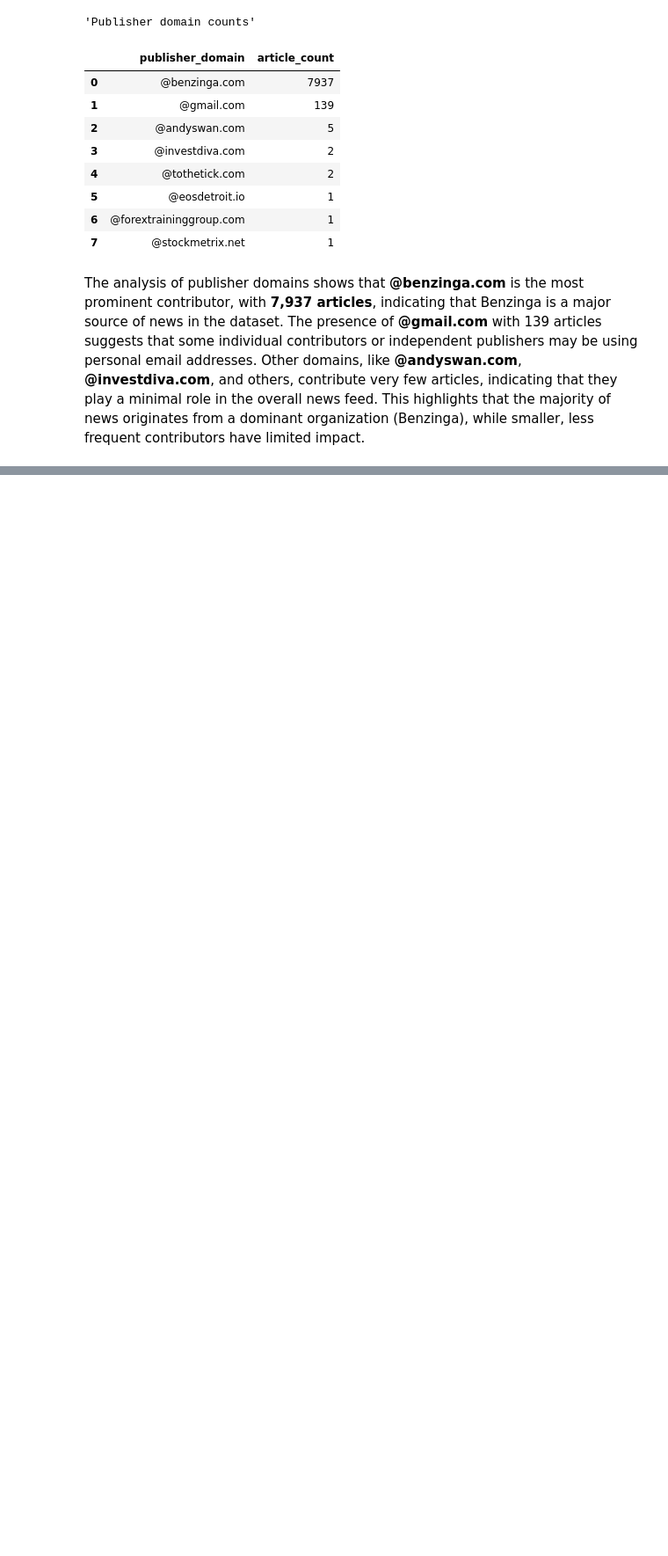
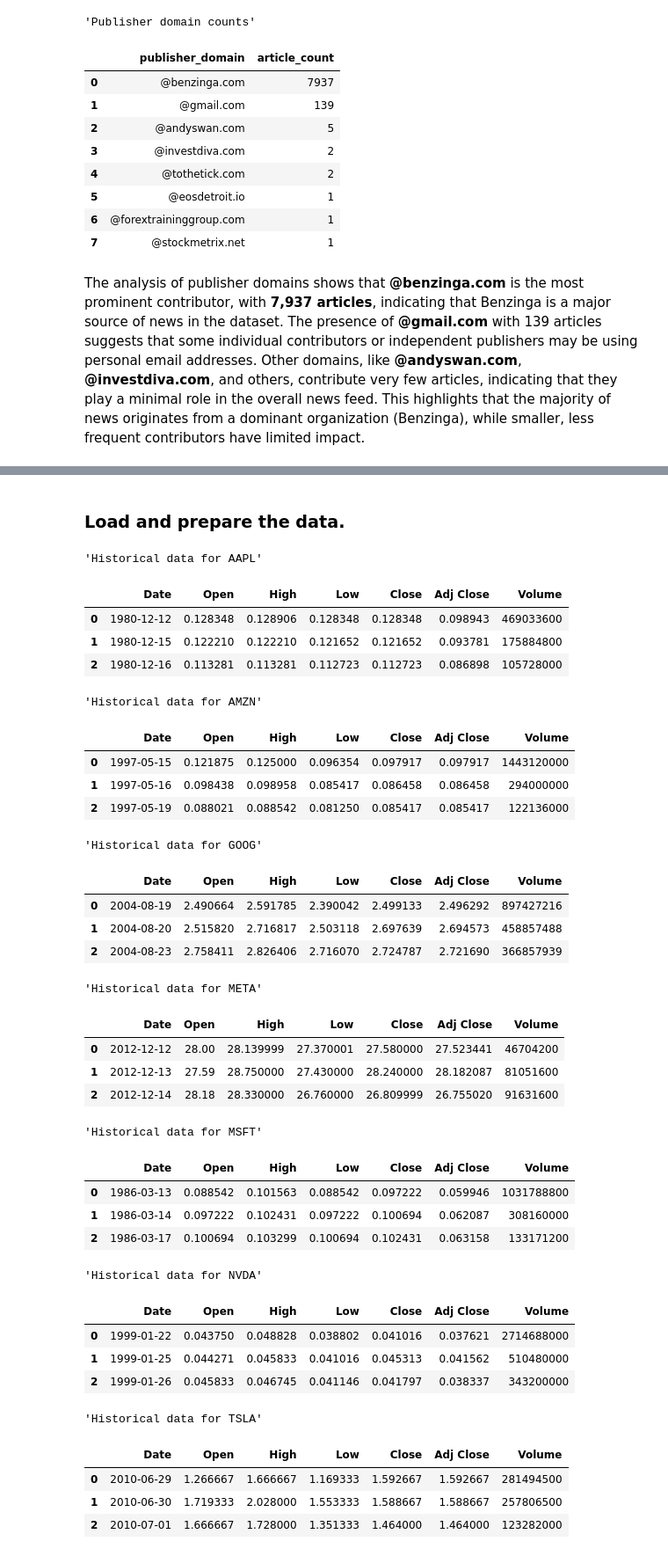
Before and after one commit to JONNY-ME/KAIM3-week1, a Jupyter notebook: notebooks/data_processing.ipynb, the cells around one changed output, grey strips where cells are left out. Shown at 88% size. Cells and saved outputs as stored; diff of their text form; code cells hidden in the pictures; blank space fills up the shorter version.

```diff
--- a/notebooks/data_processing.ipynb
+++ b/notebooks/data_processing.ipynb
@@ -418,0 +405,2 @@ The analysis of publisher domains shows that **@benzinga.com** is the most promi
+# %% [markdown]
+### Load and prepare the data.
@@ -418,0 +413,66 @@ The analysis of publisher domains shows that **@benzinga.com** is the most promi
+# %%
+columns = ['Date', 'Open', 'High', 'Low', 'Close', 'Adj Close', 'Volume']
+for key, value in historical_data.items():
+    data = pd.read_csv(value)
+    data = data[columns]
+    data['Date'] = pd.to_datetime(data['Date'])
+    historical_data[key] = data
+
+display(
+    "Historical data for AAPL",
+    historical_data['AAPL'].head(3),
+
+    "Historical data for AMZN",
+    historical_data['AMZN'].head(3),
+
+    "Historical data for GOOG",
+    historical_data['GOOG'].head(3),
+
+    "Historical data for META",
+    historical_data['META'].head(3),
+
+    "Historical data for MSFT",
+    historical_data['MSFT'].head(3),
+
+    "Historical data for NVDA",
+    historical_data['NVDA'].head(3),
+
+    "Historical data for TSLA",
+    historical_data['TSLA'].head(3)
+)
+# %% [output]
+'Historical data for AAPL'
+|  | Date | Open | High | Low | Close | Adj Close | Volume |
+| 0 | 1980-12-12 | 0.128348 | 0.128906 | 0.128348 | 0.128348 | 0.098943 | 469033600 |
+| 1 | 1980-12-15 | 0.122210 | 0.122210 | 0.121652 | 0.121652 | 0.093781 | 175884800 |
+| 2 | 1980-12-16 | 0.113281 | 0.113281 | 0.112723 | 0.112723 | 0.086898 | 105728000 |
+'Historical data for AMZN'
+|  | Date | Open | High | Low | Close | Adj Close | Volume |
+| 0 | 1997-05-15 | 0.121875 | 0.125000 | 0.096354 | 0.097917 | 0.097917 | 1443120000 |
+| 1 | 1997-05-16 | 0.098438 | 0.098958 | 0.085417 | 0.086458 | 0.086458 | 294000000 |
+| 2 | 1997-05-19 | 0.088021 | 0.088542 | 0.081250 | 0.085417 | 0.085417 | 122136000 |
+'Historical data for GOOG'
+|  | Date | Open | High | Low | Close | Adj Close | Volume |
+| 0 | 2004-08-19 | 2.490664 | 2.591785 | 2.390042 | 2.499133 | 2.496292 | 897427216 |
+| 1 | 2004-08-20 | 2.515820 | 2.716817 | 2.503118 | 2.697639 | 2.694573 | 458857488 |
+| 2 | 2004-08-23 | 2.758411 | 2.826406 | 2.716070 | 2.724787 | 2.721690 | 366857939 |
+'Historical data for META'
+|  | Date | Open | High | Low | Close | Adj Close | Volume |
+| 0 | 2012-12-12 | 28.00 | 28.139999 | 27.370001 | 27.580000 | 27.523441 | 46704200 |
+| 1 | 2012-12-13 | 27.59 | 28.750000 | 27.430000 | 28.240000 | 28.182087 | 81051600 |
+| 2 | 2012-12-14 | 28.18 | 28.330000 | 26.760000 | 26.809999 | 26.755020 | 91631600 |
+'Historical data for MSFT'
+|  | Date | Open | High | Low | Close | Adj Close | Volume |
+| 0 | 1986-03-13 | 0.088542 | 0.101563 | 0.088542 | 0.097222 | 0.059946 | 1031788800 |
+| 1 | 1986-03-14 | 0.097222 | 0.102431 | 0.097222 | 0.100694 | 0.062087 | 308160000 |
+| 2 | 1986-03-17 | 0.100694 | 0.103299 | 0.100694 | 0.102431 | 0.063158 | 133171200 |
+'Historical data for NVDA'
+|  | Date | Open | High | Low | Close | Adj Close | Volume |
+| 0 | 1999-01-22 | 0.043750 | 0.048828 | 0.038802 | 0.041016 | 0.037621 | 2714688000 |
+| 1 | 1999-01-25 | 0.044271 | 0.045833 | 0.041016 | 0.045313 | 0.041562 | 510480000 |
+| 2 | 1999-01-26 | 0.045833 | 0.046745 | 0.041146 | 0.041797 | 0.038337 | 343200000 |
+'Historical data for TSLA'
+|  | Date | Open | High | Low | Close | Adj Close | Volume |
+| 0 | 2010-06-29 | 1.266667 | 1.666667 | 1.169333 | 1.592667 | 1.592667 | 281494500 |
+| 1 | 2010-06-30 | 1.719333 | 2.028000 | 1.553333 | 1.588667 | 1.588667 | 257806500 |
+| 2 | 2010-07-01 | 1.666667 | 1.728000 | 1.351333 | 1.464000 | 1.464000 | 123282000 |
```
Also changed, not shown: parts of 10 cells of this notebook, 3 other files.
